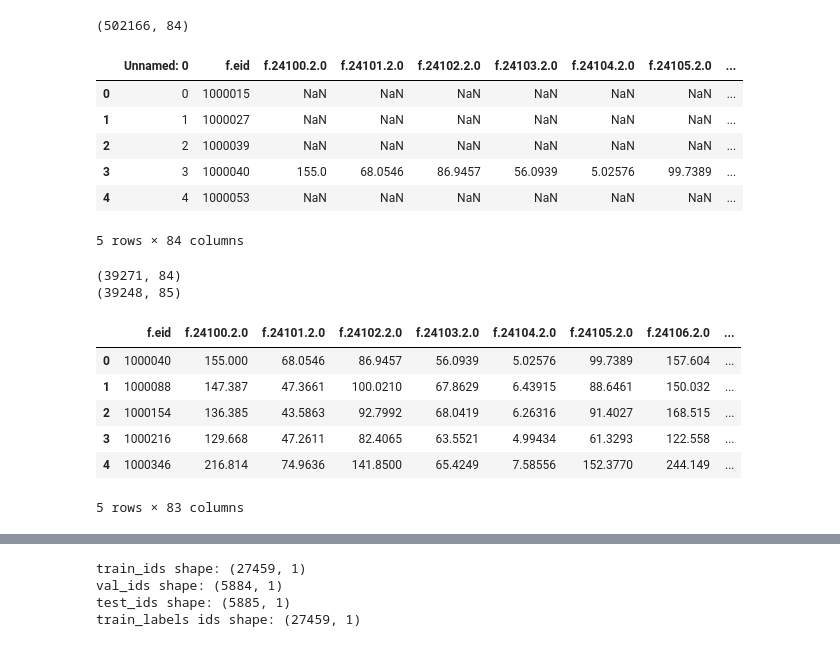
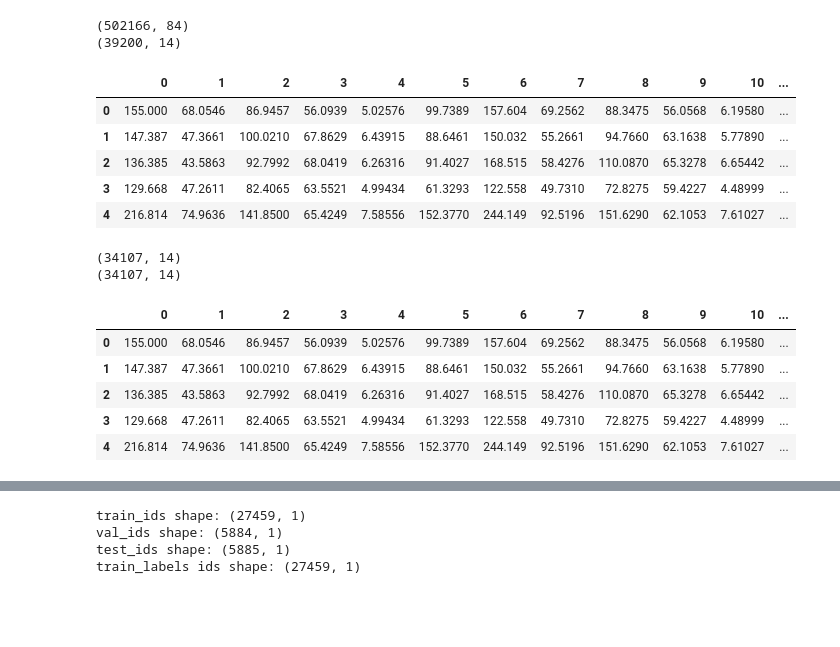
Before and after one commit to angelbujalance/deep_risk, a Jupyter notebook: ECG-CMR-CL/cmr_pretrain/labels/obtain_splits_cmr.ipynb, the cells around one changed output, grey strips where cells are left out. Cells and saved outputs as stored; diff of their text form; code cells hidden in the pictures; blank space fills up the shorter version.

```diff
--- a/ECG-CMR-CL/cmr_pretrain/labels/obtain_splits_cmr.ipynb
+++ b/ECG-CMR-CL/cmr_pretrain/labels/obtain_splits_cmr.ipynb
@@ -5,19 +5,27 @@ import os
 # %%
 ids = pd.read_csv("ids.csv", header=None, names=['f.eid'])
 
 all_labels = pd.read_csv("all_labels_CMR_pretrain.csv")
 print(all_labels.shape)
 
+ids = pd.read_csv("/home/abujalancegome/deep_risk/ukbb_cardiac/data/ids_cropped_images.csv", header=None, names=['f.eid'])
+
+all_labels = pd.read_csv("labels_CMR_diastole_systole_13_3D.csv", header=None, names=[0, 1, 2, 3, 4,
+                                                                                      5, 6, 7, 8, 9,
+                                                                                      10, 11, 12, 'f.eid' ])
+print(all_labels.shape)
+
+
 all_labels.head()
 # %% [output]
 (502166, 84)
+(39200, 14)
-|  | Unnamed: 0 | f.eid | f.24100.2.0 | f.24101.2.0 | f.24102.2.0 | f.24103.2.0 | f.24104.2.0 | f.24105.2.0 | ... |
-| 0 | 0 | 1000015 | NaN | NaN | NaN | NaN | NaN | NaN | ... |
-| 1 | 1 | 1000027 | NaN | NaN | NaN | NaN | NaN | NaN | ... |
-| 2 | 2 | 1000039 | NaN | NaN | NaN | NaN | NaN | NaN | ... |
-| 3 | 3 | 1000040 | 155.0 | 68.0546 | 86.9457 | 56.0939 | 5.02576 | 99.7389 | ... |
-| 4 | 4 | 1000053 | NaN | NaN | NaN | NaN | NaN | NaN | ... |
+|  | 0 | 1 | 2 | 3 | 4 | 5 | 6 | 7 | 8 | 9 | 10 | ... |
+| 0 | 155.000 | 68.0546 | 86.9457 | 56.0939 | 5.02576 | 99.7389 | 157.604 | 69.2562 | 88.3475 | 56.0568 | 6.19580 | ... |
+| 1 | 147.387 | 47.3661 | 100.0210 | 67.8629 | 6.43915 | 88.6461 | 150.032 | 55.2661 | 94.7660 | 63.1638 | 5.77890 | ... |
+| 2 | 136.385 | 43.5863 | 92.7992 | 68.0419 | 6.26316 | 91.4027 | 168.515 | 58.4276 | 110.0870 | 65.3278 | 6.65442 | ... |
+| 3 | 129.668 | 47.2611 | 82.4065 | 63.5521 | 4.99434 | 61.3293 | 122.558 | 49.7310 | 72.8275 | 59.4227 | 4.48999 | ... |
+| 4 | 216.814 | 74.9636 | 141.8500 | 65.4249 | 7.58556 | 152.3770 | 244.149 | 92.5196 | 151.6290 | 62.1053 | 7.61027 | ... |
-5 rows × 84 columns
 # %%
 ids_to_drop = [1357232, 1606024, 1756573, 1693054, 1903487, 2132506, 2344548, 2563947, 2706368, 3260781,
                3303947, 3728113, 3750605, 4113797, 4313384, 4476590, 4553691, 4575995, 4623638, 4859492,
@@ -26,22 +36,21 @@ ids_to_drop = [1357232, 1606024, 1756573, 1693054, 1903487, 2132506, 2344548, 25
 labels_for_cmr = all_labels.loc[all_labels['f.eid'].isin(ids['f.eid'])]
 print(labels_for_cmr.shape)
 
-labels_for_cmr = labels_for_cmr[~labels_for_cmr['f.eid'].isin(ids_to_drop)].reset_index()
+labels_for_cmr = labels_for_cmr[labels_for_cmr['f.eid'].isin(ids['f.eid'])].reset_index(drop=True)
 print(labels_for_cmr.shape)
 
-labels_for_cmr = labels_for_cmr.drop(columns=["Unnamed: 0", 'index'])
+# labels_for_cmr = labels_for_cmr.drop(columns=["Unnamed: 0", 'index'])
 
 labels_for_cmr.head()
 # %% [output]
-(39271, 84)
-(39248, 85)
+(34107, 14)
+(34107, 14)
-|  | f.eid | f.24100.2.0 | f.24101.2.0 | f.24102.2.0 | f.24103.2.0 | f.24104.2.0 | f.24105.2.0 | f.24106.2.0 | ... |
-| 0 | 1000040 | 155.000 | 68.0546 | 86.9457 | 56.0939 | 5.02576 | 99.7389 | 157.604 | ... |
-| 1 | 1000088 | 147.387 | 47.3661 | 100.0210 | 67.8629 | 6.43915 | 88.6461 | 150.032 | ... |
-| 2 | 1000154 | 136.385 | 43.5863 | 92.7992 | 68.0419 | 6.26316 | 91.4027 | 168.515 | ... |
-| 3 | 1000216 | 129.668 | 47.2611 | 82.4065 | 63.5521 | 4.99434 | 61.3293 | 122.558 | ... |
-| 4 | 1000346 | 216.814 | 74.9636 | 141.8500 | 65.4249 | 7.58556 | 152.3770 | 244.149 | ... |
+|  | 0 | 1 | 2 | 3 | 4 | 5 | 6 | 7 | 8 | 9 | 10 | ... |
+| 0 | 155.000 | 68.0546 | 86.9457 | 56.0939 | 5.02576 | 99.7389 | 157.604 | 69.2562 | 88.3475 | 56.0568 | 6.19580 | ... |
+| 1 | 147.387 | 47.3661 | 100.0210 | 67.8629 | 6.43915 | 88.6461 | 150.032 | 55.2661 | 94.7660 | 63.1638 | 5.77890 | ... |
+| 2 | 136.385 | 43.5863 | 92.7992 | 68.0419 | 6.26316 | 91.4027 | 168.515 | 58.4276 | 110.0870 | 65.3278 | 6.65442 | ... |
+| 3 | 129.668 | 47.2611 | 82.4065 | 63.5521 | 4.99434 | 61.3293 | 122.558 | 49.7310 | 72.8275 | 59.4227 | 4.48999 | ... |
+| 4 | 216.814 | 74.9636 | 141.8500 | 65.4249 | 7.58556 | 152.3770 | 244.149 | 92.5196 | 151.6290 | 62.1053 | 7.61027 | ... |
-5 rows × 83 columns
 # %%
 pd.set_option('display.max_rows', None)
 labels_for_cmr.isna().sum()[labels_for_cmr.isna().sum() > 0]
```
Also changed, not shown: parts of 29 cells of this notebook, 10 other files.
